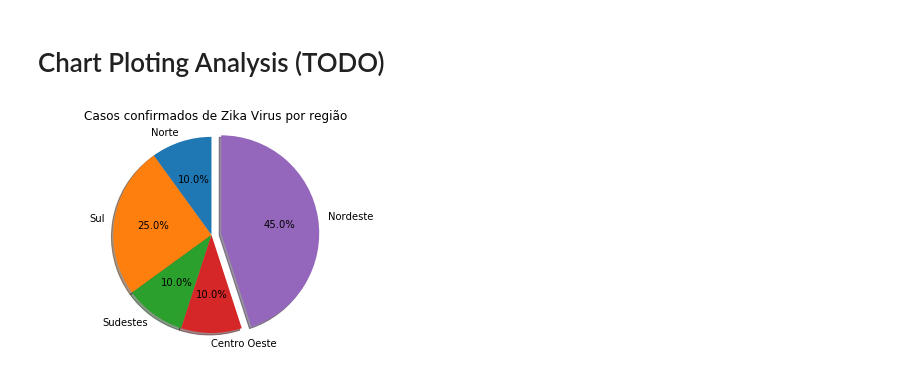
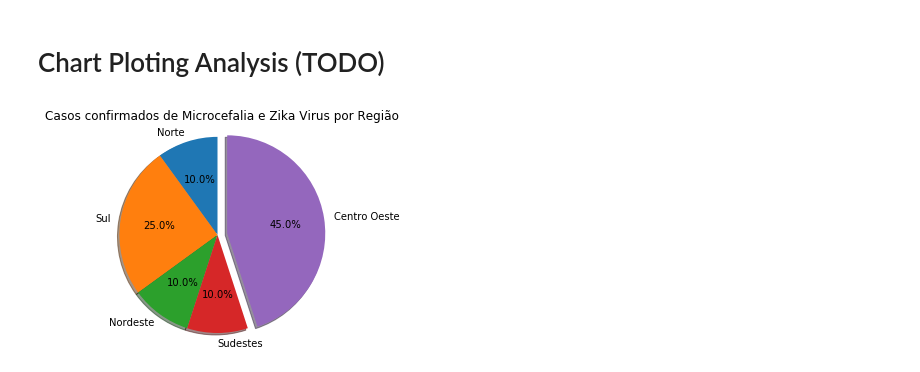
Before and after one commit to v4ires/zika-analysis, a Jupyter notebook: draft_algorithm.ipynb, the cells around one changed output. Cells and saved outputs as stored; diff of their text form; code cells hidden in the pictures.

```diff
--- a/draft_algorithm.ipynb
+++ b/draft_algorithm.ipynb
@@ -99,15 +124,14 @@ filter_zika_numibge_rdd = filter_zika_sorted_rdd\
 # Chart Ploting Analysis (TODO)
 # %%
 #TODO Implements Charts
-labels = 'Norte', 'Sul', 'Sudestes', 'Centro Oeste', 'Nordeste'
-sizes = [10, 25, 10, 10, 45] #number of cases
-explode = (0, 0, 0, 0, 0.1) #explode region
+labels = 'Norte', 'Sul', 'Nordeste', 'Sudestes', 'Centro Oeste'
+total_zika_region_cases = [10, 25, 10, 10, 45]
+explode = (0, 0, 0, 0, 0.1)
 
 fig1, ax1 = plt.subplots()
-ax1.pie(sizes, explode=explode, labels=labels, autopct='%1.1f%%', shadow=True, startangle=90)
+ax1.pie(total_zika_region_cases, explode=explode, labels=labels, autopct='%1.1f%%', shadow=True, startangle=90)
 ax1.axis('equal')
-plt.title("Casos confirmados de Zika Virus por região")
-
+plt.title("Casos confirmados de Microcefalia e Zika Virus por Região")
 plt.show()
 # %% [output]
-[figure, old version]
+[figure, new version]
```
Also changed, not shown: parts of 24 cells of this notebook, 13 other files.
